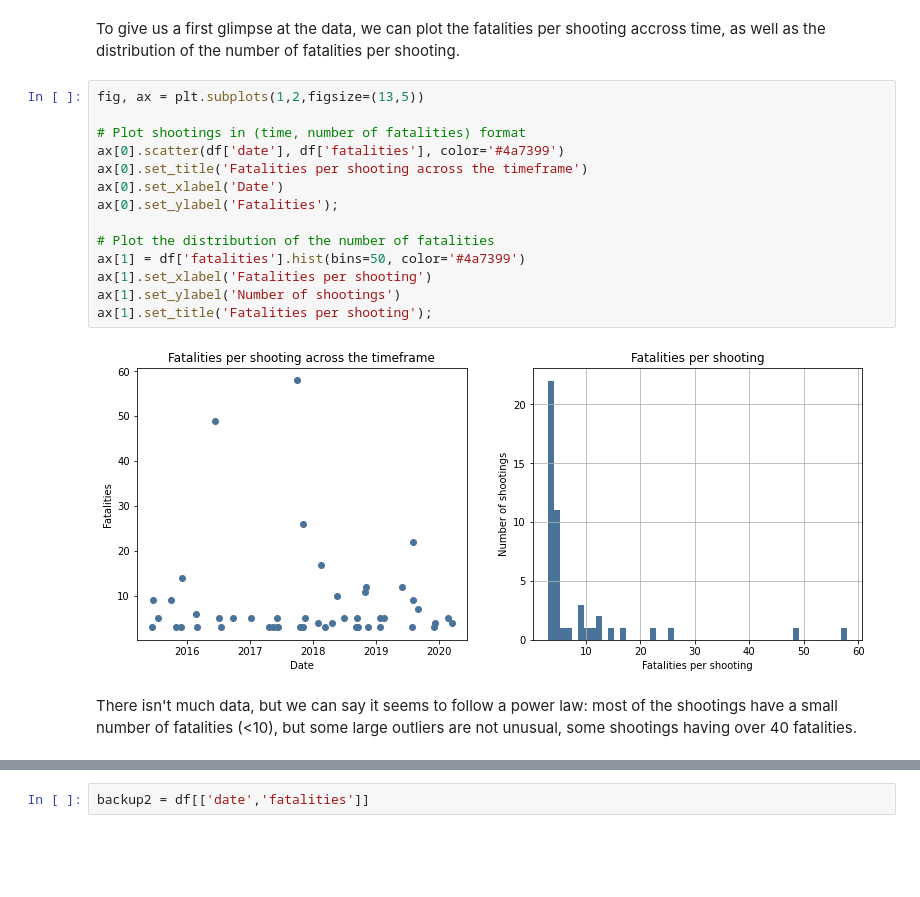
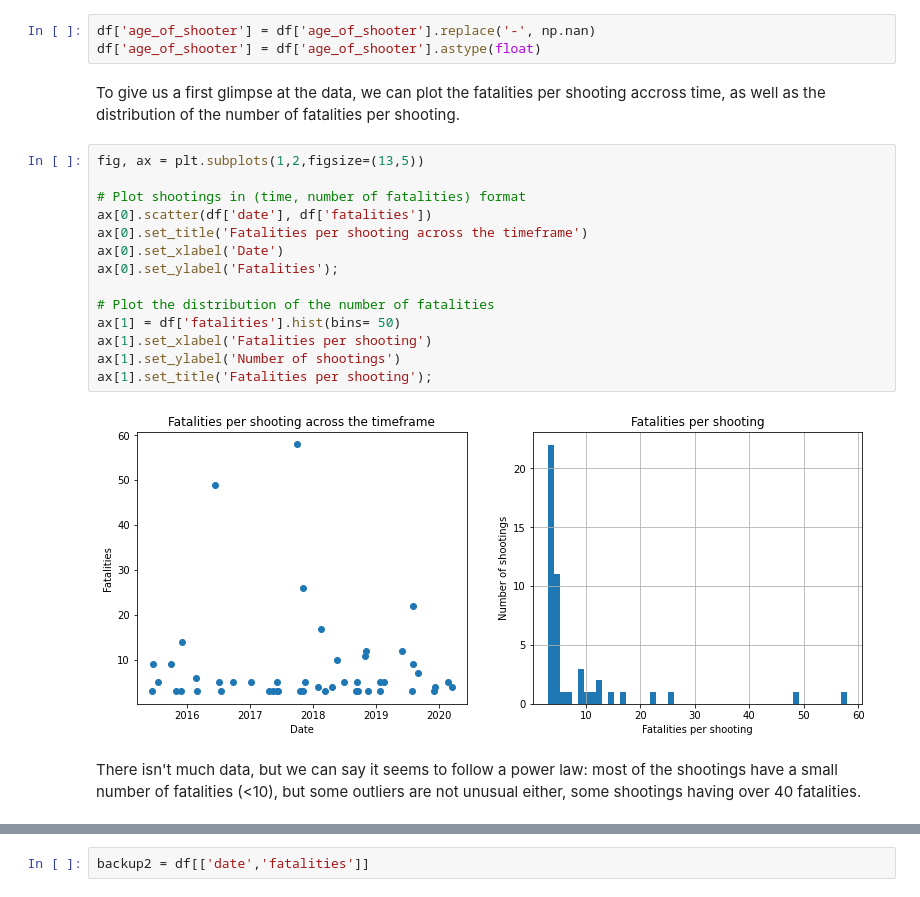
Before and after one commit to epfl-ada/ada-2021-project-clezemath, a Jupyter notebook: milestone2.ipynb, the cells around one changed output, grey strips where cells are left out. Drawn from its saved outputs; the diff is of its cells as text; blank space fills up the shorter version.

```diff
--- a/milestone2.ipynb
+++ b/milestone2.ipynb
@@ -138,20 +224,23 @@ dtype: object
+# %%
+df['age_of_shooter'] = df['age_of_shooter'].replace('-', np.nan)
+df['age_of_shooter'] = df['age_of_shooter'].astype(float)
 # %% [markdown]
 To give us a first glimpse at the data, we can plot the fatalities per shooting accross time, as well as the distribution of the number of fatalities per shooting.
 # %%
 fig, ax = plt.subplots(1,2,figsize=(13,5))
 
 # Plot shootings in (time, number of fatalities) format
-ax[0].scatter(df['date'], df['fatalities'], color='#4a7399')
+ax[0].scatter(df['date'], df['fatalities'])
 ax[0].set_title('Fatalities per shooting across the timeframe')
 ax[0].set_xlabel('Date')
 ax[0].set_ylabel('Fatalities');
 
 # Plot the distribution of the number of fatalities
-ax[1] = df['fatalities'].hist(bins=50, color='#4a7399')
+ax[1] = df['fatalities'].hist(bins= 50)
 ax[1].set_xlabel('Fatalities per shooting')
 ax[1].set_ylabel('Number of shootings')
 ax[1].set_title('Fatalities per shooting');
 # %% [output]
-[figure, old version]
+[figure, new version]
 # %% [markdown]
-There isn't much data, but we can say it seems to follow a power law: most of the shootings have a small number of fatalities (<10), but some large outliers are not unusual, some shootings having over 40 fatalities.
+There isn't much data, but we can say it seems to follow a power law: most of the shootings have a small number of fatalities (<10), but some outliers are not unusual either, some shootings having over 40 fatalities.
```
Also changed, not shown: parts of 37 cells of this notebook.
